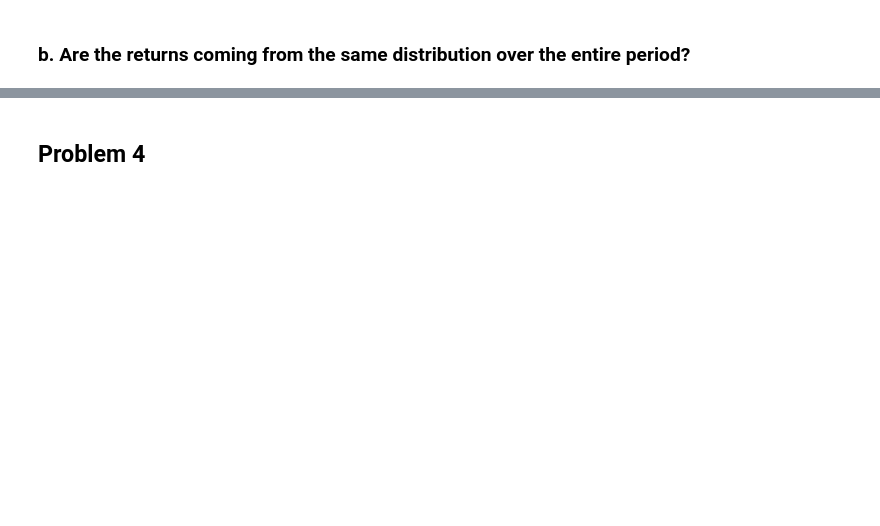
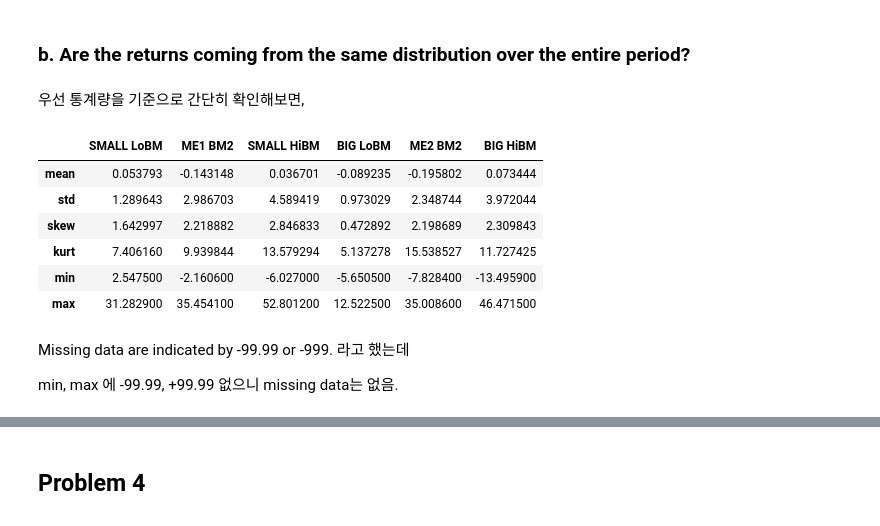
Before and after one commit to jaepil-choi/fbaquant23, a Jupyter notebook: s1.2ap/hw/s1.2ap_hw02.ipynb, the cells around one changed output, grey strips where cells are left out. Saved outputs shown, nothing was run; the diff lists cells and outputs as text; code cells hidden in the pictures; blank space fills up the shorter version.

```diff
--- a/s1.2ap/hw/s1.2ap_hw02.ipynb
+++ b/s1.2ap/hw/s1.2ap_hw02.ipynb
@@ -118,2 +134,18 @@ df2_stats
 # %% [markdown]
 ### b. Are the returns coming from the same distribution over the entire period?
+# %% [markdown]
+우선 통계량을 기준으로 간단히 확인해보면,
+# %%
+df1_stats - df2_stats
+# %% [output]
+|  | SMALL LoBM | ME1 BM2 | SMALL HiBM | BIG LoBM | ME2 BM2 | BIG HiBM |
+| mean | 0.053793 | -0.143148 | 0.036701 | -0.089235 | -0.195802 | 0.073444 |
+| std | 1.289643 | 2.986703 | 4.589419 | 0.973029 | 2.348744 | 3.972044 |
+| skew | 1.642997 | 2.218882 | 2.846833 | 0.472892 | 2.198689 | 2.309843 |
+| kurt | 7.406160 | 9.939844 | 13.579294 | 5.137278 | 15.538527 | 11.727425 |
+| min | 2.547500 | -2.160600 | -6.027000 | -5.650500 | -7.828400 | -13.495900 |
+| max | 31.282900 | 35.454100 | 52.801200 | 12.522500 | 35.008600 | 46.471500 |
+# %% [markdown]
+Missing data are indicated by -99.99 or -999. 라고 했는데
+
+min, max 에 -99.99, +99.99 없으니 missing data는 없음.
```
Also changed, not shown: parts of 9 cells of this notebook.
